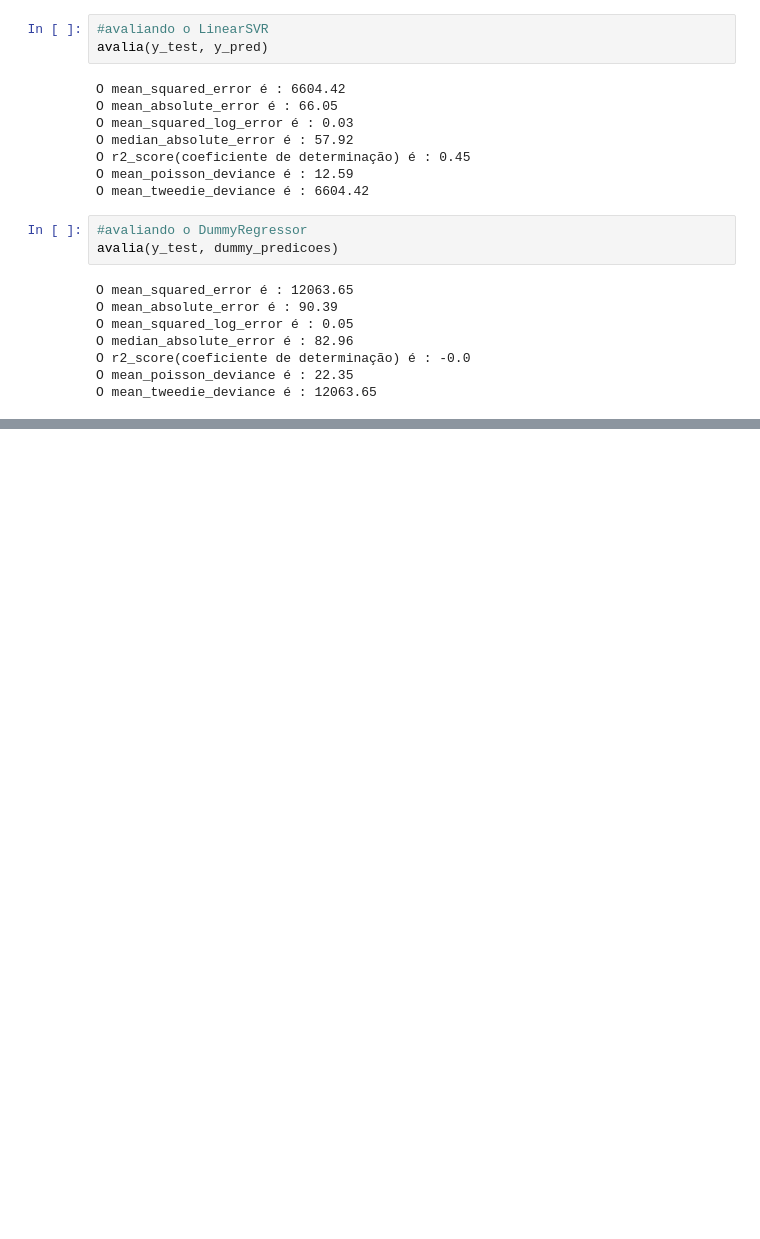
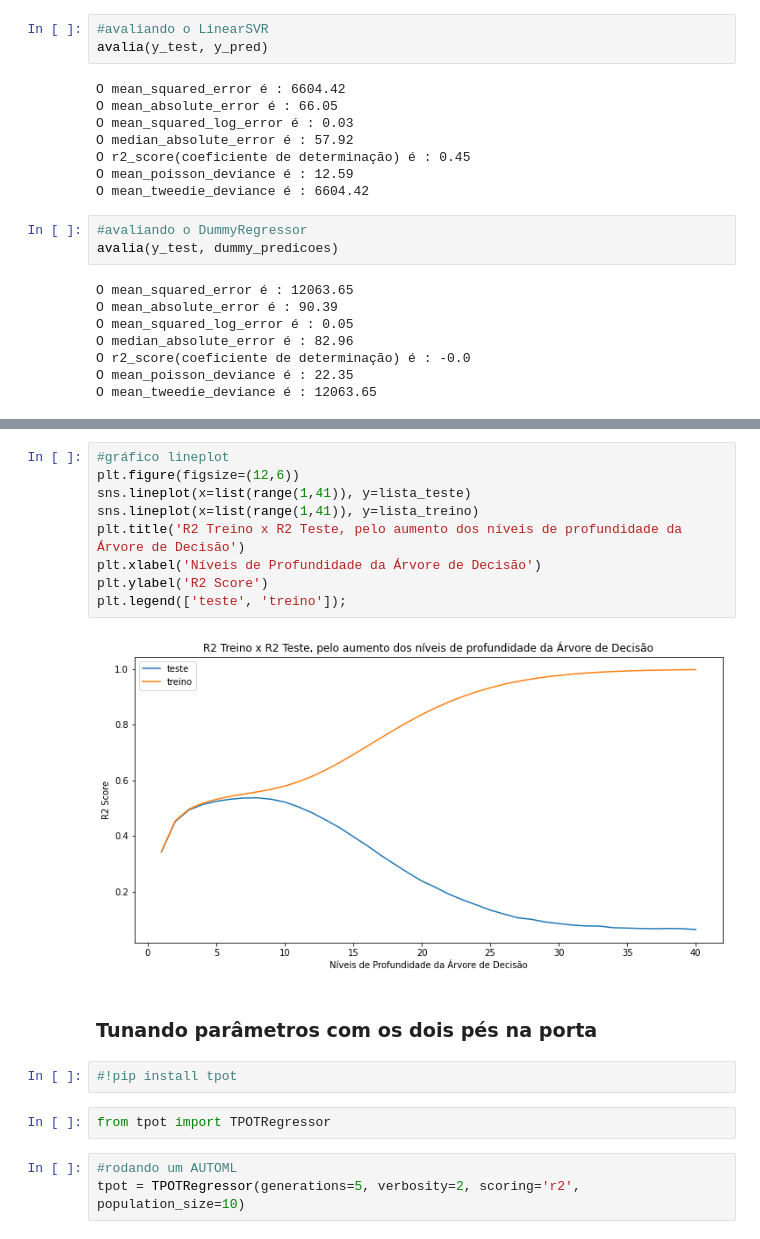
Before and after one commit to ClarisseAlvarenga/lives_twitch, a Jupyter notebook: Imersão_Alura_Dados_2_2020_Clarisse.ipynb, the cells around one changed output, grey strips where cells are left out. Drawn from its saved outputs; the diff is of its cells as text; blank space fills up the shorter version.

```diff
--- a/Imersão_Alura_Dados_2_2020_Clarisse.ipynb
+++ b/Imersão_Alura_Dados_2_2020_Clarisse.ipynb
@@ -1736,0 +1990,20 @@ O mean_tweedie_deviance é : 12063.65
+# %%
+#gráfico lineplot
+plt.figure(figsize=(12,6))
+sns.lineplot(x=list(range(1,41)), y=lista_teste)
+sns.lineplot(x=list(range(1,41)), y=lista_treino)
+plt.title('R2 Treino x R2 Teste, pelo aumento dos níveis de profundidade da Árvore de Decisão')
+plt.xlabel('Níveis de Profundidade da Árvore de Decisão')
+plt.ylabel('R2 Score')
+plt.legend(['teste', 'treino']);
+# %% [output]
+[figure, added]
+# %% [markdown]
+### Tunando parâmetros com os dois pés na porta
+# %%
+#!pip install tpot
+# %%
+from tpot import TPOTRegressor
+# %%
+#rodando um AUTOML
+tpot = TPOTRegressor(generations=5, verbosity=2, scoring='r2', population_size=10)
```
Also changed, not shown: parts of 63 cells of this notebook.
